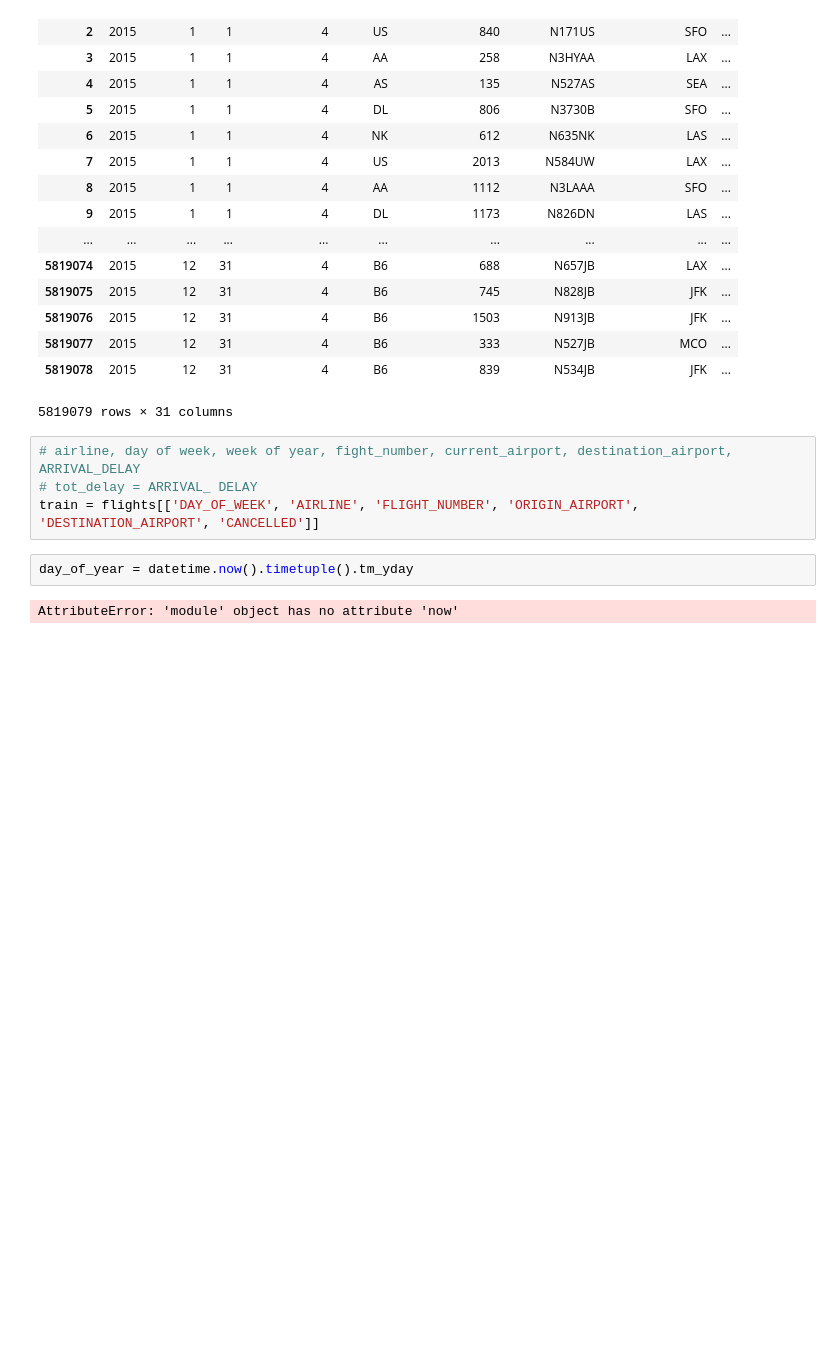
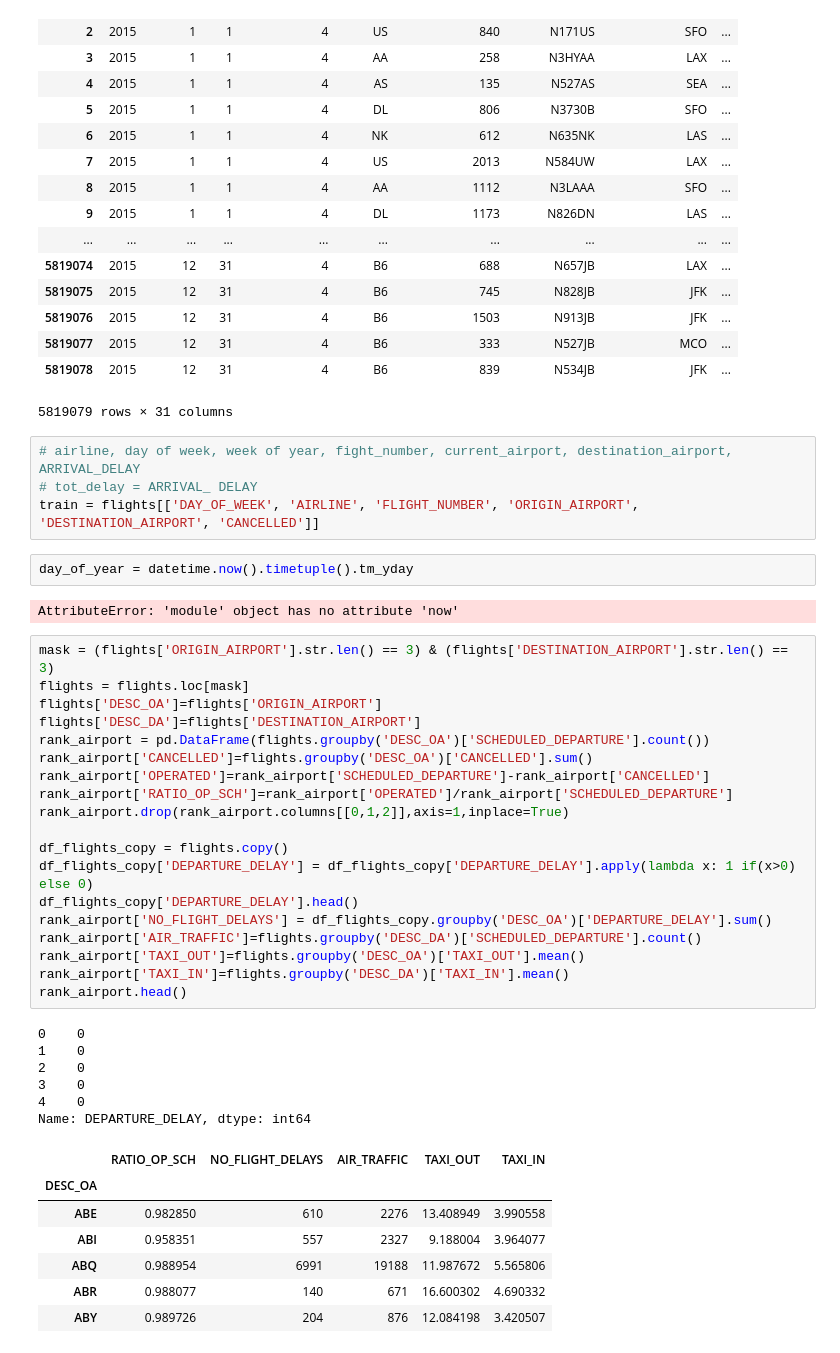
Before and after one commit to veeralpatel/aa228-final-project, a Jupyter notebook: final_project.ipynb, the cells around one changed output. Drawn from its saved outputs; the diff is of its cells as text; blank space fills up the shorter version.

Commit message:
Added airport score

```diff
--- a/final_project.ipynb
+++ b/final_project.ipynb
@@ -81,3 +81,36 @@ train = flights[['DAY_OF_WEEK', 'AIRLINE', 'FLIGHT_NUMBER', 'ORIGIN_AIRPORT', 'D
 day_of_year = datetime.now().timetuple().tm_yday
 # %% [output]
 AttributeError: 'module' object has no attribute 'now'
+# %%
+mask = (flights['ORIGIN_AIRPORT'].str.len() == 3) & (flights['DESTINATION_AIRPORT'].str.len() == 3)
+flights = flights.loc[mask]
+flights['DESC_OA']=flights['ORIGIN_AIRPORT']
+flights['DESC_DA']=flights['DESTINATION_AIRPORT']
+rank_airport = pd.DataFrame(flights.groupby('DESC_OA')['SCHEDULED_DEPARTURE'].count())
+rank_airport['CANCELLED']=flights.groupby('DESC_OA')['CANCELLED'].sum()
+rank_airport['OPERATED']=rank_airport['SCHEDULED_DEPARTURE']-rank_airport['CANCELLED']
+rank_airport['RATIO_OP_SCH']=rank_airport['OPERATED']/rank_airport['SCHEDULED_DEPARTURE']
+rank_airport.drop(rank_airport.columns[[0,1,2]],axis=1,inplace=True)
+
+df_flights_copy = flights.copy()
+df_flights_copy['DEPARTURE_DELAY'] = df_flights_copy['DEPARTURE_DELAY'].apply(lambda x: 1 if(x>0) else 0)
+df_flights_copy['DEPARTURE_DELAY'].head()
+rank_airport['NO_FLIGHT_DELAYS'] = df_flights_copy.groupby('DESC_OA')['DEPARTURE_DELAY'].sum()
+rank_airport['AIR_TRAFFIC']=flights.groupby('DESC_DA')['SCHEDULED_DEPARTURE'].count()
+rank_airport['TAXI_OUT']=flights.groupby('DESC_OA')['TAXI_OUT'].mean()
+rank_airport['TAXI_IN']=flights.groupby('DESC_DA')['TAXI_IN'].mean()
+rank_airport.head()
+# %% [output]
+0    0
+1    0
+2    0
+3    0
+4    0
+Name: DEPARTURE_DELAY, dtype: int64
+|  | RATIO_OP_SCH | NO_FLIGHT_DELAYS | AIR_TRAFFIC | TAXI_OUT | TAXI_IN |
+| DESC_OA |  |  |  |  |  |
+| ABE | 0.982850 | 610 | 2276 | 13.408949 | 3.990558 |
+| ABI | 0.958351 | 557 | 2327 | 9.188004 | 3.964077 |
+| ABQ | 0.988954 | 6991 | 19188 | 11.987672 | 5.565806 |
+| ABR | 0.988077 | 140 | 671 | 16.600302 | 4.690332 |
+| ABY | 0.989726 | 204 | 876 | 12.084198 | 3.420507 |
```
Also changed, not shown: parts of 3 cells of this notebook, 3 other files.
